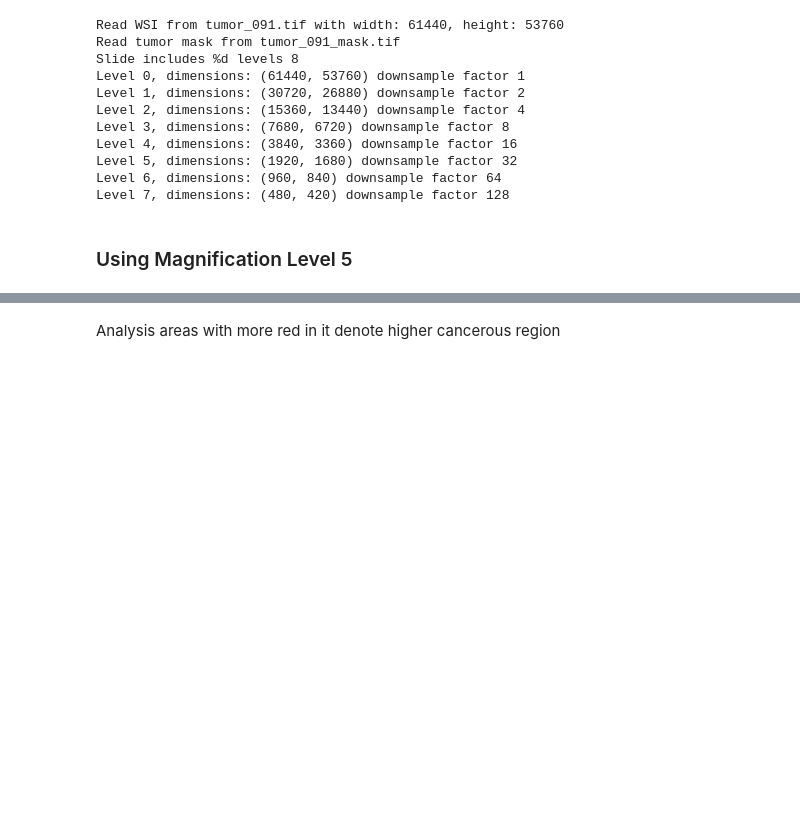
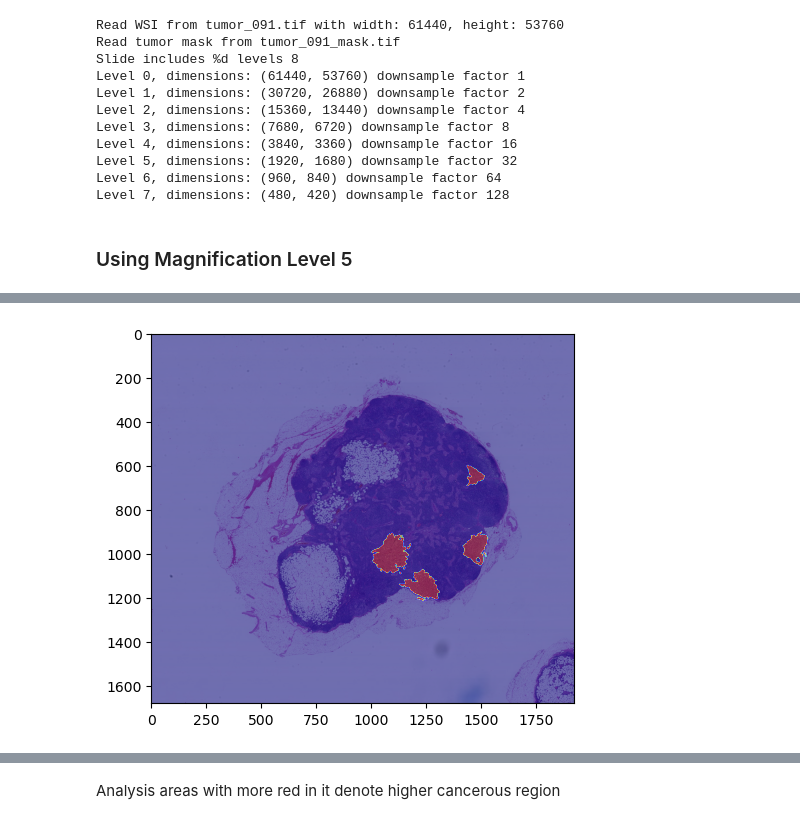
Before and after one commit to LDrago27/appliedDlCancer, a Jupyter notebook: Results.ipynb, the cells around one changed output, grey strips where cells are left out. Drawn from its saved outputs; the diff is of its cells as text; code cells hidden in the pictures; blank space fills up the shorter version.

```diff
--- a/Results.ipynb
+++ b/Results.ipynb
@@ -185,4 +198,10 @@ slide_image = read_slide(slide,
 #plt.add_subplot(111)
+# %%
+plt.imshow(slide_image)
+plt.imshow(tumor, cmap='jet', alpha=0.5)
+fig.tight_layout()
+# %% [output]
+[figure, added]
 # %%
 # Get the dimensions of the original image
 import matplotlib as mpl
```
Also changed, not shown: parts of 52 cells of this notebook, 1 other file.
